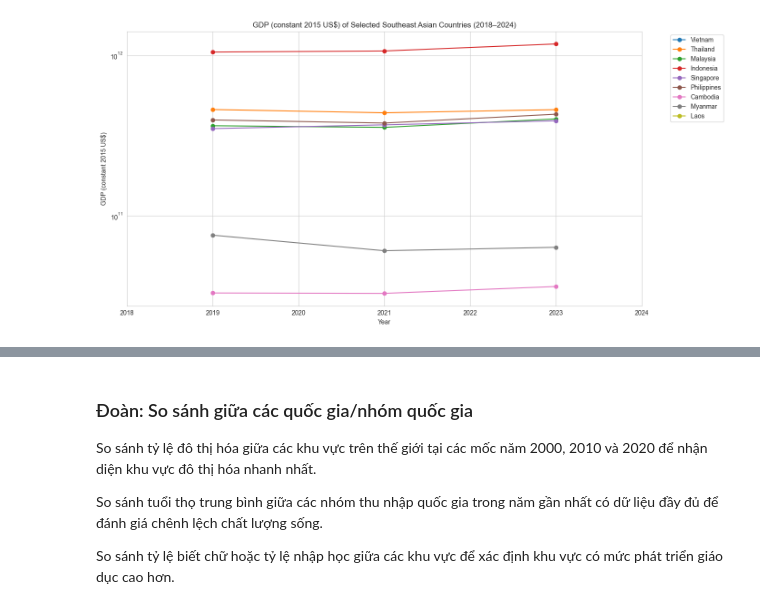
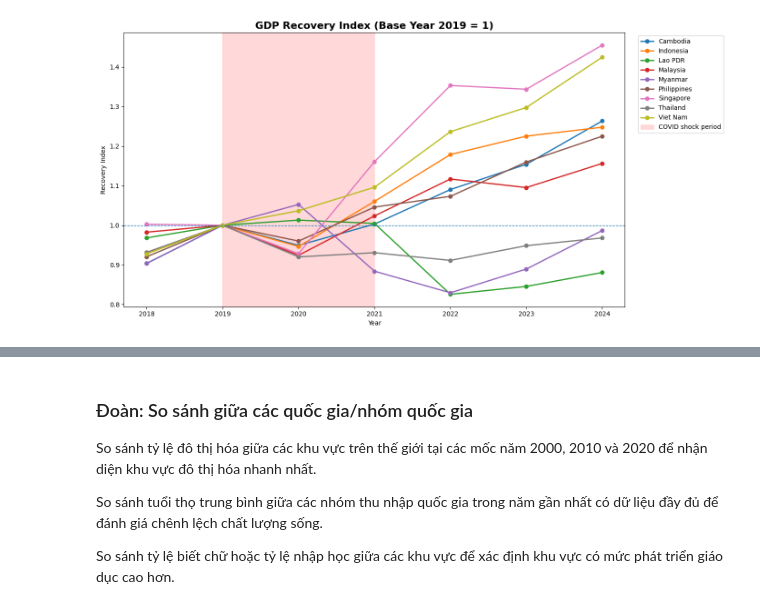
Before and after one commit to tranthanh22/data_visualize_lab2, a Jupyter notebook: lab2.ipynb, the cells around one changed output, grey strips where cells are left out. Drawn from its saved outputs; the diff is of its cells as text; code cells hidden in the pictures.

Commit message:
update graph

```diff
--- a/lab2.ipynb
+++ b/lab2.ipynb
@@ -11,6 +12,6 @@ import numpy as np
 # %%
 ### Lấy dữ liệu ở đây
-sea = pd.read_csv('./datafile/southAsiaData.csv')
+sea = pd.read_csv('./datafile/southEastAsiaDataFinal.csv')
 # %%
 sea.head(10)
 # %% [output]
@@ -112,0 +107,19 @@ Phân tích tốc độ tăng trưởng GDP hàng năm của các quốc gia đ
+# %%
+def get_indicator_data(indicator_code):
+    temp = sea_long[sea_long["Series Code"] == indicator_code].copy()
+    pivot = temp.pivot(index="Year", columns="Country Name", values="Value")
+    return pivot
+
+def get_indicator_country_year(indicator_code):
+    temp = sea_long[sea_long["Series Code"] == indicator_code].copy()
+    return temp
+
+def add_value_labels(ax, fmt="{:.2f}", rotation=0, fontsize=9):
+    for p in ax.patches:
+        h = p.get_height()
+        if pd.notna(h):
+            ax.annotate(fmt.format(h),
+                        (p.get_x() + p.get_width() / 2, h),
+                        ha="center", va="bottom",
+                        rotation=rotation, fontsize=fontsize,
+                        xytext=(0, 3), textcoords="offset points")
@@ -133,20 +168,20 @@ df_analysis = df_analysis.dropna(subset=["Value"])
 # %%
-gdp_const = df_analysis[
-    df_analysis["Series Name"] == "GDP (constant 2015 US$)"
-].copy()
+gdp = get_indicator_data("NY.GDP.MKTP.CD")
+
+recovery_index = gdp.divide(gdp.loc[2019], axis=1)
 
 plt.figure(figsize=(14, 7))
+for country in recovery_index.columns:
+    plt.plot(recovery_index.index, recovery_index[country], marker="o", linewidth=2, label=country)
 
-for country in selected_countries:
-    country_data = gdp_const[gdp_const["Country Name"] == country].sort_values("Year")
-    plt.plot(country_data["Year"], country_data["Value"], marker="o", label=country)
-plt.yscale("log")
-plt.title("GDP (constant 2015 US$) of Selected Southeast Asian Countries (2018–2024)")
+plt.axhline(1.0, linestyle="--", linewidth=1)
+plt.axvspan(2019, 2021, alpha=0.15, color="red", label="COVID shock period")
+
+plt.title("GDP Recovery Index (Base Year 2019 = 1)", fontsize=16, weight="bold")
 plt.xlabel("Year")
-plt.ylabel("GDP (constant 2015 US$)")
-plt.legend(bbox_to_anchor=(1.05, 1), loc="upper left")
-plt.xticks(range(2018, 2025))
+plt.ylabel("Recovery Index")
+plt.legend(bbox_to_anchor=(1.02, 1), loc="upper left")
 plt.tight_layout()
 plt.show()
 # %% [output]
-[figure, old version]
+[figure, new version]
```
Also changed, not shown: parts of 24 cells of this notebook.
